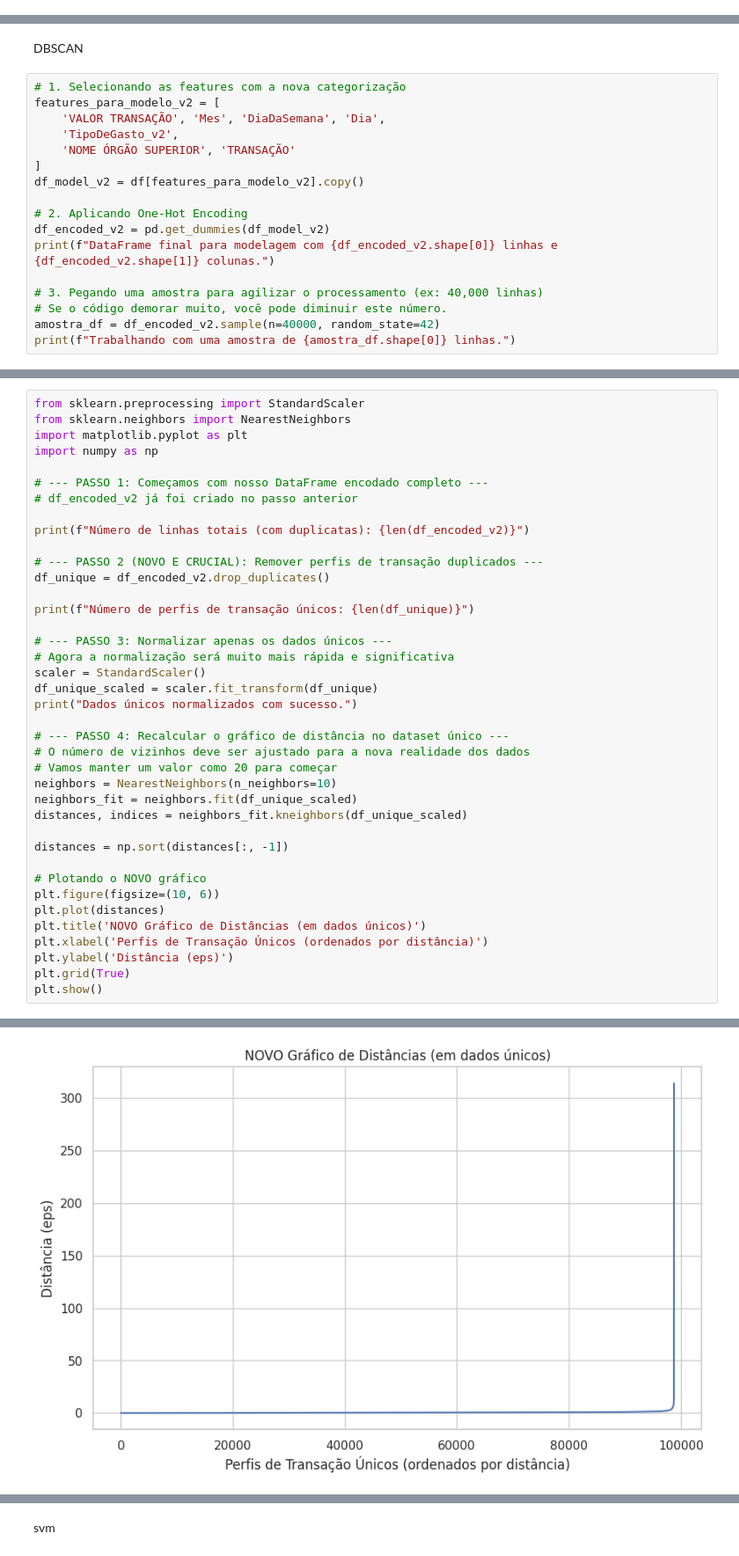
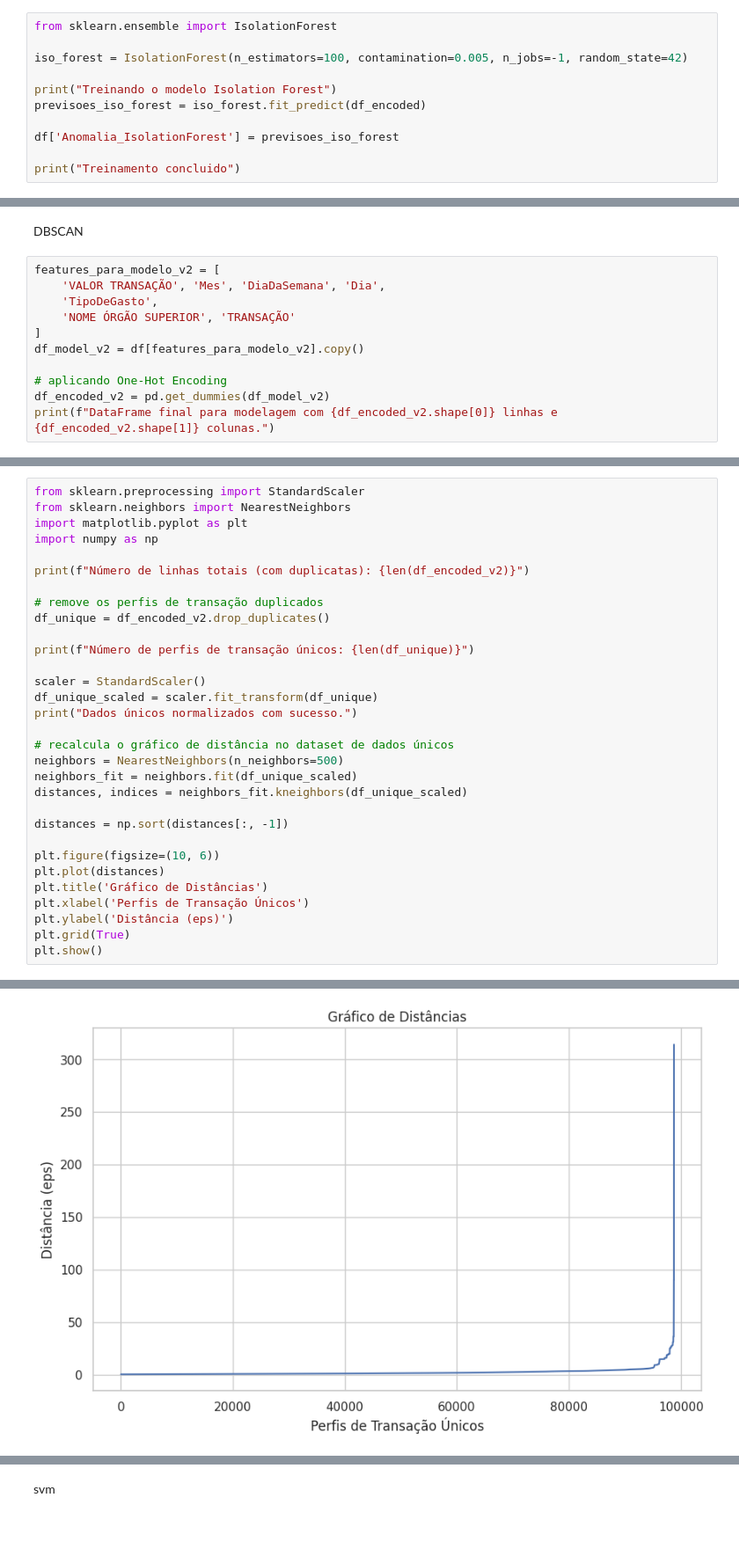
Before and after one commit to joao-zip/projeto-ia, a Jupyter notebook: notebooks/data_cleaning_and_exploration.ipynb, the cells around one changed output, grey strips where cells are left out. Shown at 88% size. Drawn from its saved outputs; the diff is of its cells as text; blank space fills up the shorter version.

```diff
--- a/notebooks/data_cleaning_and_exploration.ipynb
+++ b/notebooks/data_cleaning_and_exploration.ipynb
@@ -358,0 +320,11 @@ Treinamento concluído!
+# %%
+from sklearn.ensemble import IsolationForest
+
+iso_forest = IsolationForest(n_estimators=100, contamination=0.005, n_jobs=-1, random_state=42)
+
+print("Treinando o modelo Isolation Forest")
+previsoes_iso_forest = iso_forest.fit_predict(df_encoded)
+
+df['Anomalia_IsolationForest'] = previsoes_iso_forest
+
+print("Treinamento concluido")
@@ -417,21 +388,15 @@ print(word_counts.most_common(30))
 # %% [markdown]
 DBSCAN
 # %%
-# 1. Selecionando as features com a nova categorização
 features_para_modelo_v2 = [
     'VALOR TRANSAÇÃO', 'Mes', 'DiaDaSemana', 'Dia',
-    'TipoDeGasto_v2',
+    'TipoDeGasto',
     'NOME ÓRGÃO SUPERIOR', 'TRANSAÇÃO'
 ]
 df_model_v2 = df[features_para_modelo_v2].copy()
 
-# 2. Aplicando One-Hot Encoding
+# aplicando One-Hot Encoding
 df_encoded_v2 = pd.get_dummies(df_model_v2)
 print(f"DataFrame final para modelagem com {df_encoded_v2.shape[0]} linhas e {df_encoded_v2.shape[1]} colunas.")
-
-# 3. Pegando uma amostra para agilizar o processamento (ex: 40,000 linhas)
-# Se o código demorar muito, você pode diminuir este número.
-amostra_df = df_encoded_v2.sample(n=40000, random_state=42)
-print(f"Trabalhando com uma amostra de {amostra_df.shape[0]} linhas.")
 # %% [output]
 DataFrame final para modelagem com 104576 linhas e 51 colunas.
@@ -450,47 +414,39 @@ Dados da amostra normalizados com sucesso.
 # %%
 from sklearn.preprocessing import StandardScaler
 from sklearn.neighbors import NearestNeighbors
 import matplotlib.pyplot as plt
 import numpy as np
 
-# --- PASSO 1: Começamos com nosso DataFrame encodado completo ---
-# df_encoded_v2 já foi criado no passo anterior
-
 print(f"Número de linhas totais (com duplicatas): {len(df_encoded_v2)}")
 
-# --- PASSO 2 (NOVO E CRUCIAL): Remover perfis de transação duplicados ---
+# remove os perfis de transação duplicados
 df_unique = df_encoded_v2.drop_duplicates()
 
 print(f"Número de perfis de transação únicos: {len(df_unique)}")
 
-# --- PASSO 3: Normalizar apenas os dados únicos ---
-# Agora a normalização será muito mais rápida e significativa
 scaler = StandardScaler()
 df_unique_scaled = scaler.fit_transform(df_unique)
 print("Dados únicos normalizados com sucesso.")
 
-# --- PASSO 4: Recalcular o gráfico de distância no dataset único ---
-# O número de vizinhos deve ser ajustado para a nova realidade dos dados
-# Vamos manter um valor como 20 para começar
-neighbors = NearestNeighbors(n_neighbors=10)
+# recalcula o gráfico de distância no dataset de dados únicos
+neighbors = NearestNeighbors(n_neighbors=500)
 neighbors_fit = neighbors.fit(df_unique_scaled)
 distances, indices = neighbors_fit.kneighbors(df_unique_scaled)
 
 distances = np.sort(distances[:, -1])
 
-# Plotando o NOVO gráfico
 plt.figure(figsize=(10, 6))
 plt.plot(distances)
-plt.title('NOVO Gráfico de Distâncias (em dados únicos)')
-plt.xlabel('Perfis de Transação Únicos (ordenados por distância)')
+plt.title('Gráfico de Distâncias')
+plt.xlabel('Perfis de Transação Únicos')
 plt.ylabel('Distância (eps)')
 plt.grid(True)
 plt.show()
 # %% [output]
 Número de linhas totais (com duplicatas): 104576
 Número de perfis de transação únicos: 98771
 Dados únicos normalizados com sucesso.
-[figure, old version]
+[figure, new version]
 # %%
 from sklearn.neighbors import LocalOutlierFactor
 
```
Also changed, not shown: parts of 25 cells of this notebook.
